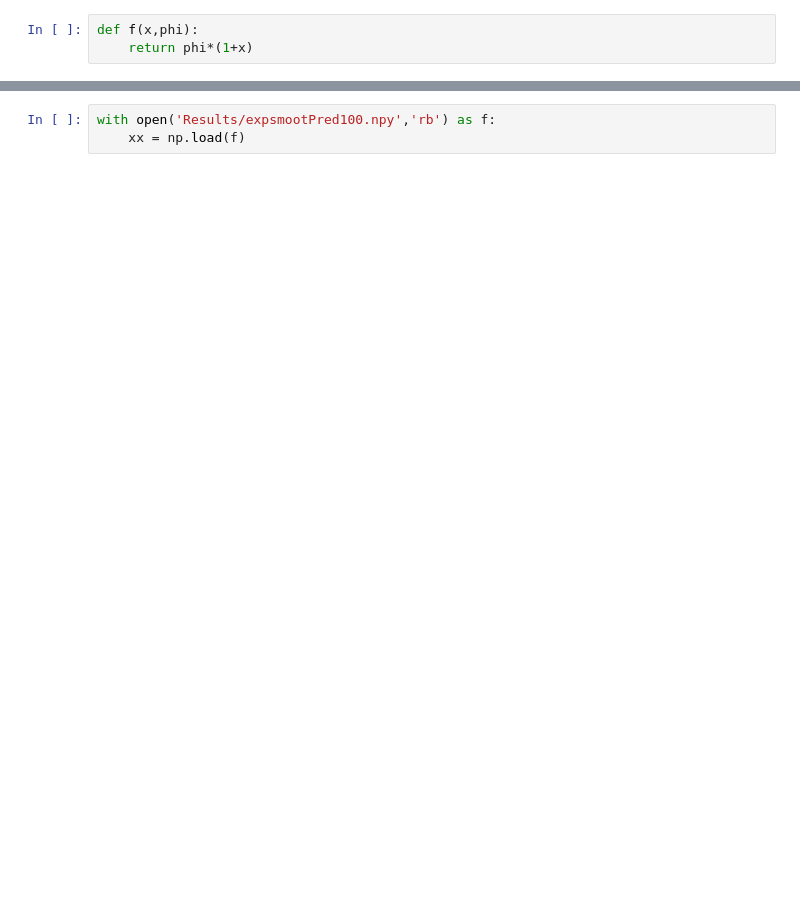
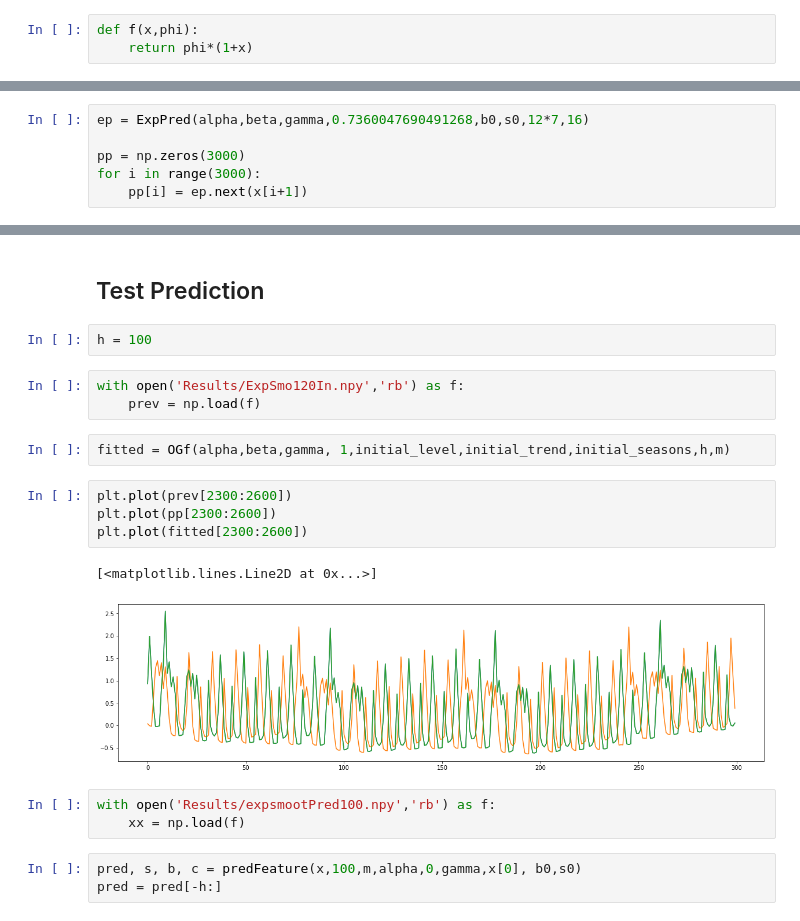
Before and after one commit to jurek1029/HouseholdEnergyPredictor, a Jupyter notebook: Load Prediction/ExponentialSmoothingImplementatin.ipynb, the cells around one changed output, grey strips where cells are left out. Saved outputs shown, nothing was run; the diff lists cells and outputs as text; blank space fills up the shorter version.

```diff
--- a/Load Prediction/ExponentialSmoothingImplementatin.ipynb
+++ b/Load Prediction/ExponentialSmoothingImplementatin.ipynb
@@ -193,0 +210,6 @@ pred = predFeature(x,h,m,alpha,beta,gamma,phi,x[0], b0,s0)[-h:]
+# %%
+ep = ExpPred(alpha,beta,gamma,0.7360047690491268,b0,s0,12*7,16)
+
+pp = np.zeros(3000)
+for i in range(3000):
+    pp[i] = ep.next(x[i+1])
@@ -194,3 +260,22 @@ pred = predFeature(x,h,m,alpha,beta,gamma,phi,x[0], b0,s0)[-h:]
+# %% [markdown]
+## Test Prediction
+# %%
+h = 100
+# %%
+with open('Results/ExpSmo120In.npy','rb') as f:
+    prev = np.load(f)
+# %%
+fitted = OGf(alpha,beta,gamma, 1,initial_level,initial_trend,initial_seasons,h,m)
+# %%
+plt.plot(prev[2300:2600])
+plt.plot(pp[2300:2600])
+plt.plot(fitted[2300:2600])
+# %% [output]
+[<matplotlib.lines.Line2D at 0x...>]
+[figure, added]
 # %%
 with open('Results/expsmootPred100.npy','rb') as f:
     xx = np.load(f)
+# %%
+pred, s, b, c = predFeature(x,100,m,alpha,0,gamma,x[0], b0,s0)
+pred = pred[-h:]
```
Also changed, not shown: parts of 17 cells of this notebook, 12 other files.
